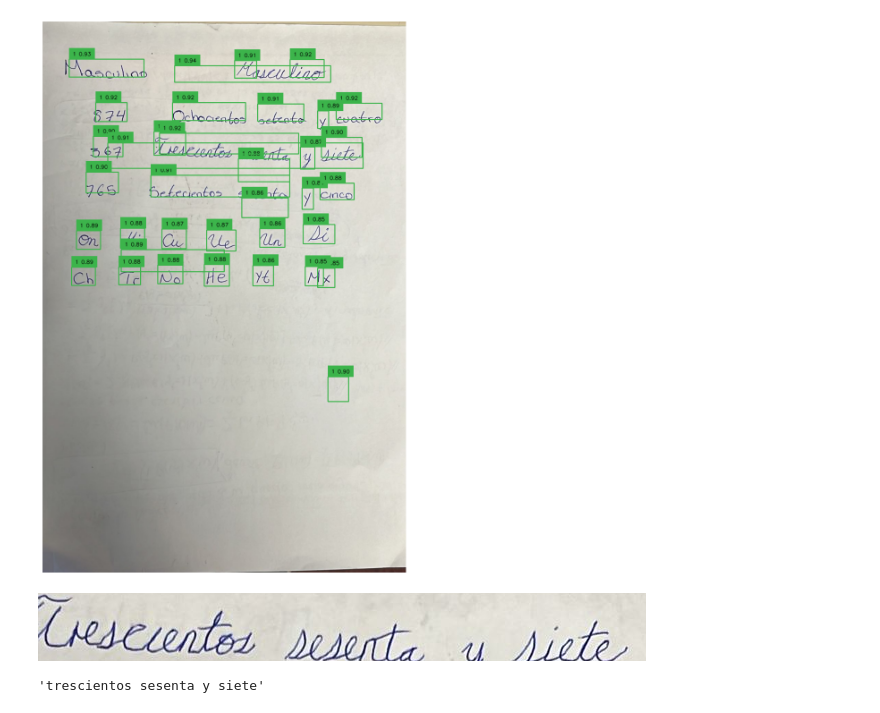
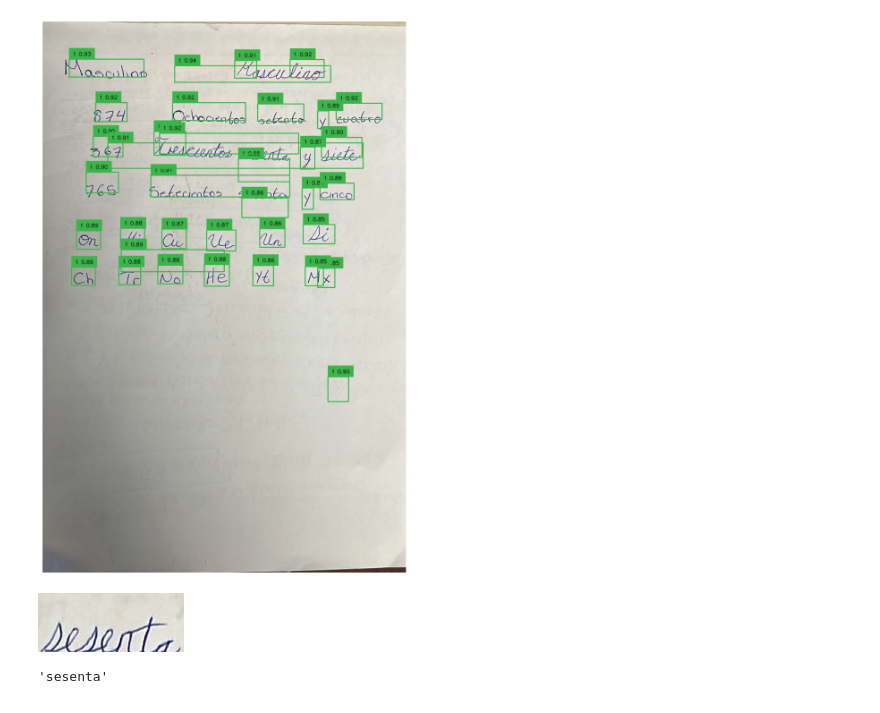
Before and after one commit to rodrigoalvarez-20/detr_trocr_handwritten_text, a Jupyter notebook: text_detection.ipynb, the cells around one changed output. Cells and saved outputs as stored; diff of their text form; code cells hidden in the pictures.

```diff
--- a/text_detection.ipynb
+++ b/text_detection.ipynb
@@ -29,15 +29,15 @@ To enable the following instructions: AVX2 FMA, in other operations, rebuild Ten
 # %%
-DETR_CHECKPOINT = "<path_to_DETR_checkpoint>"
-TROCR_MODEL = "<path_to_TROCR_checkpoint>"
+DETR_CHECKPOINT = "/home/ralvarez22/Documentos/trocr_hand/trocr_llm/finetuned/detr/Akivili/V_2"
+TROCR_MODEL = "/home/ralvarez22/Documentos/trocr_hand/trocr_llm/finetuned/Akivili/V_5"
 DEVICE = "cuda"
 CONFIDENCE_TRESHOLD = 0.7
 IOU_TRESHOLD = 0.8
-TEST_IMAGE = "./demo/detr_ocr_demo.jpeg"
+TEST_IMAGE = "/home/ralvarez22/Documentos/trocr_hand/trocr_llm/demo/detr_ocr_demo.jpeg"
 # %%
 detr_proc = DetrImageProcessor.from_pretrained(DETR_CHECKPOINT)
 detr_model = DetrForObjectDetection.from_pretrained(
     pretrained_model_name_or_path=DETR_CHECKPOINT,
-    ignore_mismatched_sizes=True
+    ignore_mismatched_sizes=True, local_files_only=True
 ).to(DEVICE)
 
 trocr_proc = TrOCRProcessor.from_pretrained(TROCR_MODEL,device_map=DEVICE)
@@ -97,10 +97,10 @@ for idx, e in enumerate(bboxes):
     detected_data.append((crp_img, rec_text))
 # %%
 # ( PIL.Image, generated_text )
-detected_data[5][0]
+detected_data[60][0]
 # %% [output]
-[figure, old version]
+[figure, new version]
 # %%
-detected_data[5][1]
+detected_data[60][1]
 # %% [output]
-'trescientos sesenta y siete'
+'sesenta'
```
Also changed, not shown: parts of 1 cell of this notebook, 2 other files.
